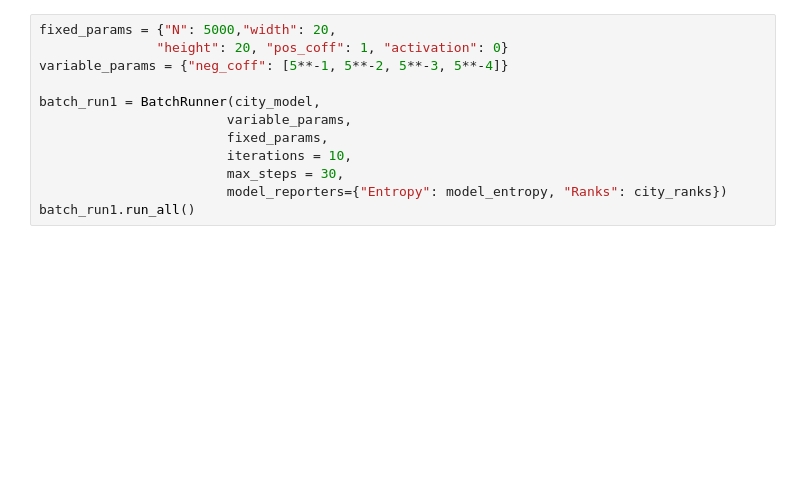
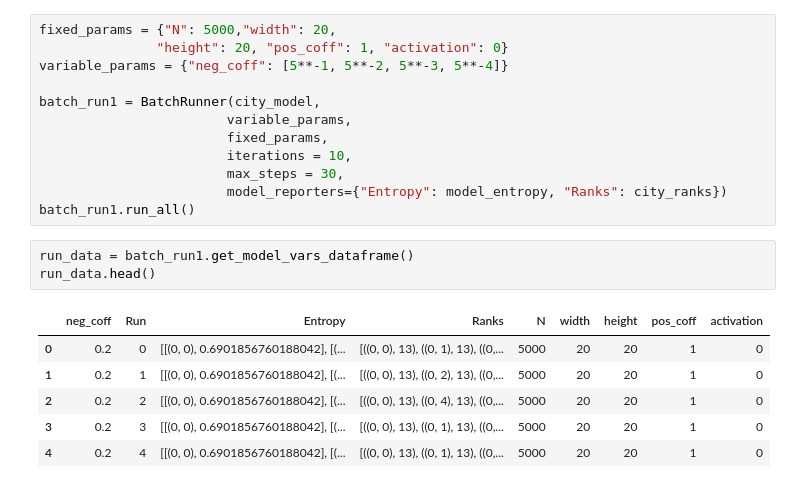
Before and after one commit to kamleshsahoo/CityFormation-ABM, a Jupyter notebook: EvolutionaryCity.ipynb, the cells around one changed output. Saved outputs shown, nothing was run; the diff lists cells and outputs as text; blank space fills up the shorter version.

```diff
--- a/EvolutionaryCity.ipynb
+++ b/EvolutionaryCity.ipynb
@@ -363,6 +366,16 @@ batch_run1 = BatchRunner(city_model,
                         max_steps = 30,
                         model_reporters={"Entropy": model_entropy, "Ranks": city_ranks})
 batch_run1.run_all()
+# %%
+run_data = batch_run1.get_model_vars_dataframe()
+run_data.head()
+# %% [output]
+|  | neg_coff | Run | Entropy | Ranks | N | width | height | pos_coff | activation |
+| 0 | 0.2 | 0 | [[(0, 0), 0.6901856760188042], [(... | [((0, 0), 13), ((0, 1), 13), ((0,... | 5000 | 20 | 20 | 1 | 0 |
+| 1 | 0.2 | 1 | [[(0, 0), 0.6901856760188042], [(... | [((0, 0), 13), ((0, 2), 13), ((0,... | 5000 | 20 | 20 | 1 | 0 |
+| 2 | 0.2 | 2 | [[(0, 0), 0.6901856760188042], [(... | [((0, 0), 13), ((0, 4), 13), ((0,... | 5000 | 20 | 20 | 1 | 0 |
+| 3 | 0.2 | 3 | [[(0, 0), 0.6901856760188042], [(... | [((0, 0), 13), ((0, 1), 13), ((0,... | 5000 | 20 | 20 | 1 | 0 |
+| 4 | 0.2 | 4 | [[(0, 0), 0.6901856760188042], [(... | [((0, 0), 13), ((0, 1), 13), ((0,... | 5000 | 20 | 20 | 1 | 0 |
 # %%
 run_data = batch_run1.get_model_vars_dataframe()
 
```
Also changed, not shown: parts of 9 cells of this notebook.
